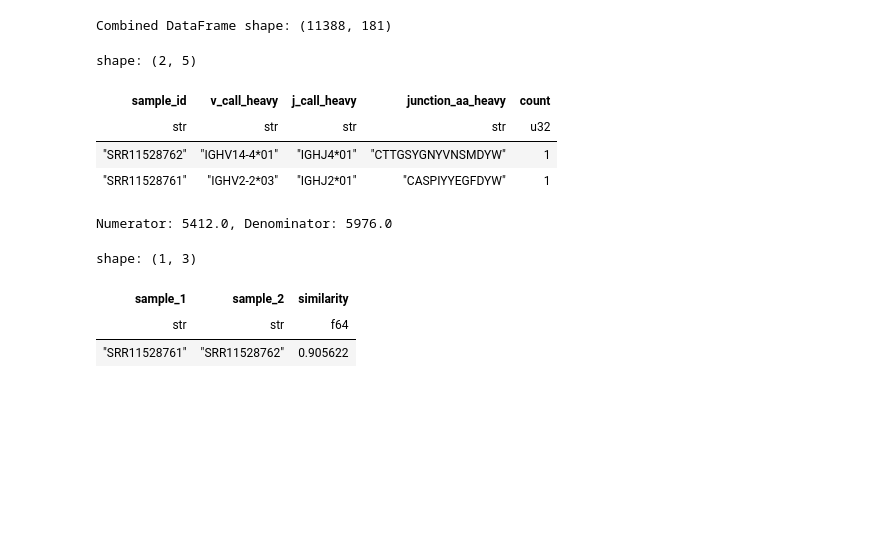
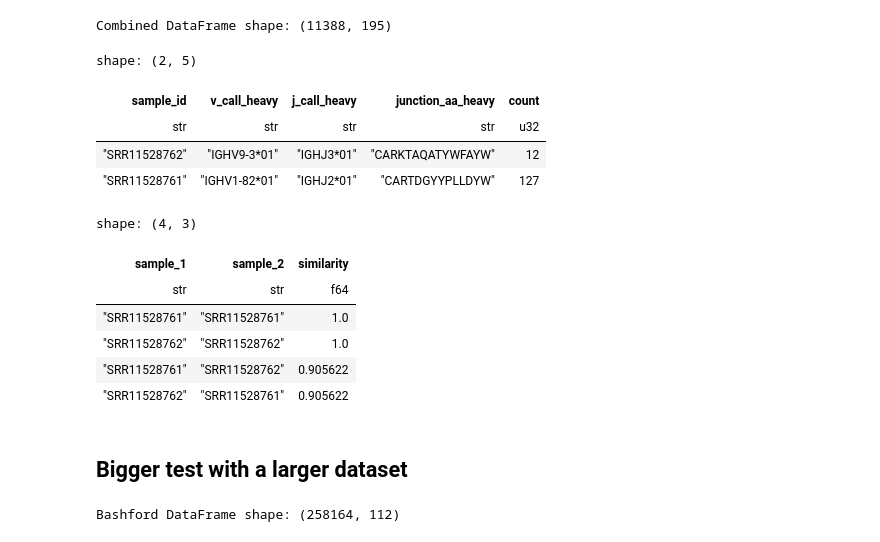
Before and after one commit to openpaul/customPythonBioinfotools, a Jupyter notebook: examples/ruzicka.ipynb, the cells around one changed output. Drawn from its saved outputs; the diff is of its cells as text; code cells hidden in the pictures; blank space fills up the shorter version.

```diff
--- a/examples/ruzicka.ipynb
+++ b/examples/ruzicka.ipynb
@@ -2,35 +2,36 @@
 import plotnine as p9
 import polars as pl
 from p9customtheme import custom_discrete, custom_theme
+from cstbioinfo.immune.utils import get_oas
 
 # Download a example dataset from OAS
 url1 = "https://opig.stats.ox.ac.uk/webapps/ngsdb/paired/Alsoiussi_2020/csv/SRR11528761_paired.csv.gz"
-df1 = pl.read_csv(url1, has_header=True, skip_rows=1, separator=",")
+df1 = get_oas(url1)
 
 
 url2 = "https://opig.stats.ox.ac.uk/webapps/ngsdb/paired/Alsoiussi_2020/csv/SRR11528762_paired.csv.gz"
-df2 = pl.read_csv(url2, has_header=True, skip_rows=1, separator=",")
+df2 = get_oas(url2)
 # %%
 from cstbioinfo.immune import ruzicka_similarity
+
 df1 = df1.with_columns(pl.lit("SRR11528761").alias("sample_id"))
 df2 = df2.with_columns(pl.lit("SRR11528762").alias("sample_id"))
 df_combined = pl.concat([df1, df2], how="vertical")
 
 print(f"Combined DataFrame shape: {df_combined.shape}")
 # %% [output]
-Combined DataFrame shape: (11388, 181)
+Combined DataFrame shape: (11388, 195)
 # %%
-df_count = (df_combined
-                .group_by(["sample_id", "v_call_heavy", "j_call_heavy", "junction_aa_heavy"])
-                .agg(pl.len().alias("count"))
-            )
+df_count = df_combined.group_by(
+    ["sample_id", "v_call_heavy", "j_call_heavy", "junction_aa_heavy"]
+).agg(pl.len().alias("count"))
 df_count.head(2)
 # %% [output]
 shape: (2, 5)
 | sample_id | v_call_heavy | j_call_heavy | junction_aa_heavy | count |
 | str | str | str | str | u32 |
-| "SRR11528762" | "IGHV14-4*01" | "IGHJ4*01" | "CTTGSYGNYVNSMDYW" | 1 |
-| "SRR11528761" | "IGHV2-2*03" | "IGHJ2*01" | "CASPIYYEGFDYW" | 1 |
+| "SRR11528762" | "IGHV9-3*01" | "IGHJ3*01" | "CARKTAQATYWFAYW" | 12 |
+| "SRR11528761" | "IGHV1-82*01" | "IGHJ2*01" | "CARTDGYYPLLDYW" | 127 |
 # %%
 ruzicka_similarity(
     df_count,
@@ -39,8 +40,12 @@ ruzicka_similarity(
     sample_column="sample_id",
 )
 # %% [output]
-Numerator: 5412.0, Denominator: 5976.0
+shape: (4, 3)
-shape: (1, 3)
 | sample_1 | sample_2 | similarity |
 | str | str | f64 |
+| "SRR11528761" | "SRR11528761" | 1.0 |
+| "SRR11528762" | "SRR11528762" | 1.0 |
 | "SRR11528761" | "SRR11528762" | 0.905622 |
+| "SRR11528762" | "SRR11528761" | 0.905622 |
+# %% [markdown]
+## Bigger test with a larger dataset
@@ -46,0 +58,5 @@ shape: (1, 3)
+# %%
+bashford_df = pl.concat(dfs, how="vertical")
+print(f"Bashford DataFrame shape: {bashford_df.shape}")
+# %% [output]
+Bashford DataFrame shape: (258164, 112)
```
Also changed, not shown: parts of 4 cells of this notebook, 3 other files.
